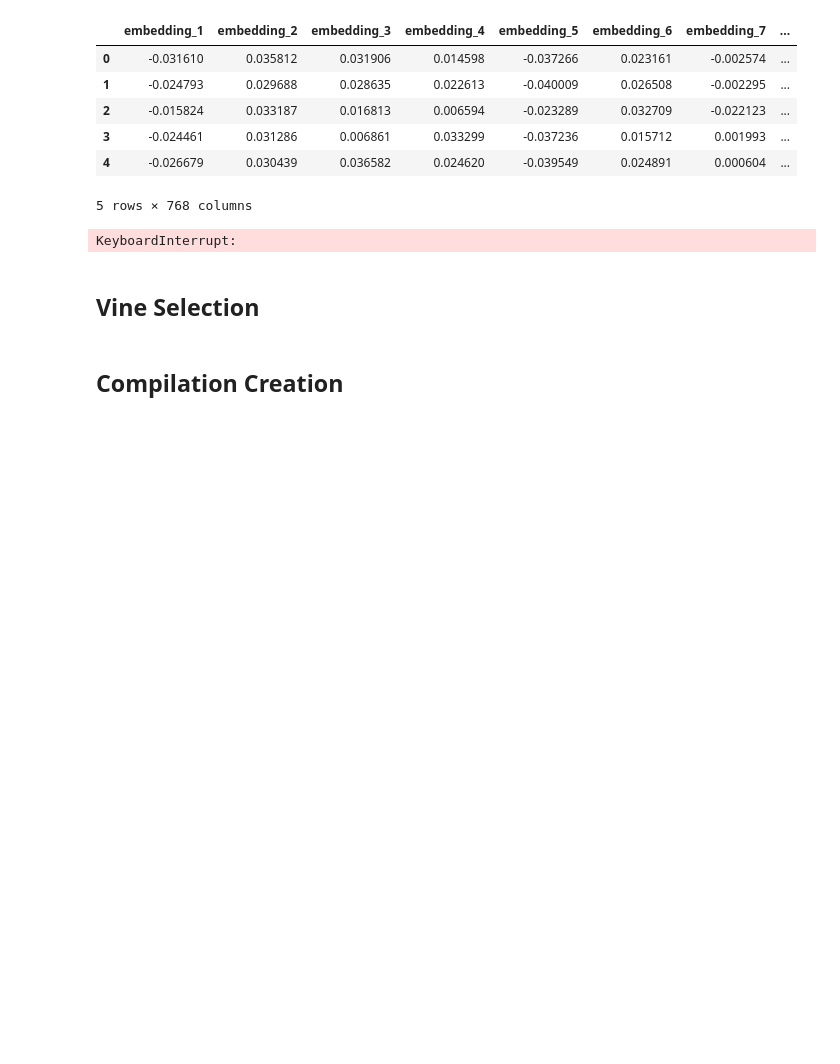
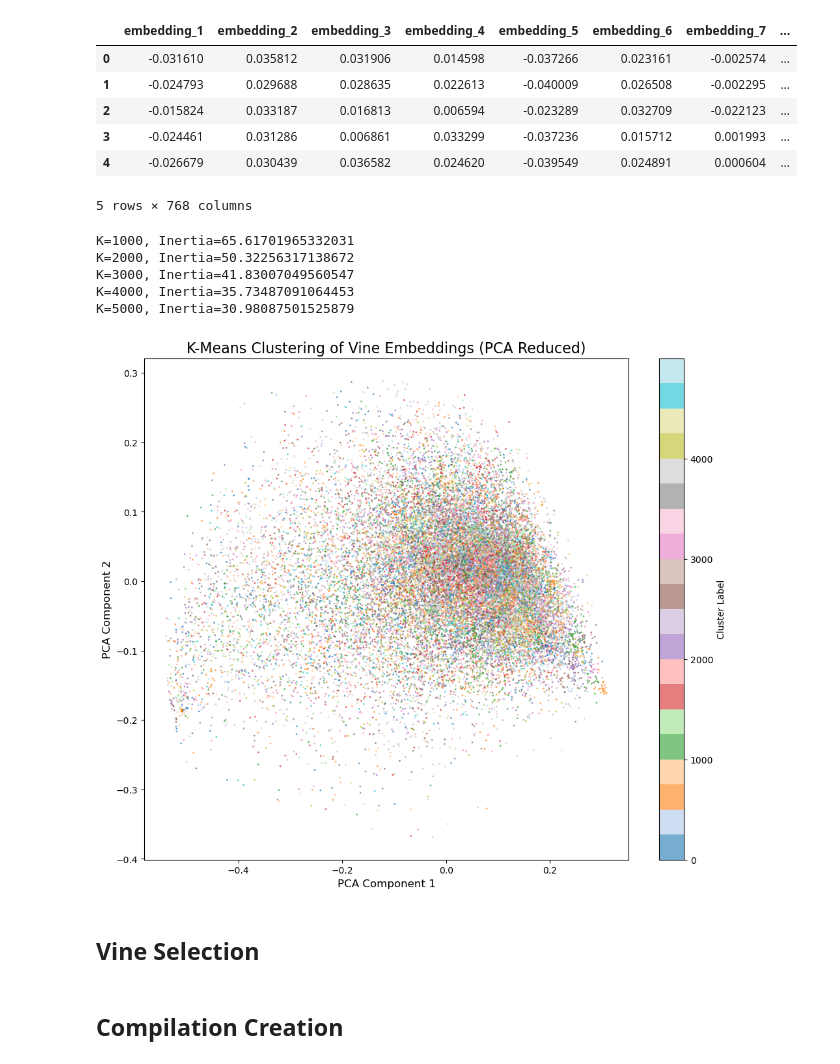
Before and after one commit to hecarney/m7_p3_perfect_vine_compilation, a Jupyter notebook: m7_p3_g7_vine_compilation.ipynb, the cells around one changed output. Drawn from its saved outputs; the diff is of its cells as text; code cells hidden in the pictures; blank space fills up the shorter version.

Commit message:
Adding initial clustering analysis

```diff
--- a/m7_p3_g7_vine_compilation.ipynb
+++ b/m7_p3_g7_vine_compilation.ipynb
@@ -158,7 +221,7 @@ def load_embeddings(jsonl_path):
 # %%
 #TODO Add data to repo for easy read in
 THUMBNAIL_BASE_DIR = Path('/Users/hayleygoldblatt/Documents/cosc545/m7_p3_perfect_vine_compilation/Data/thumbs')
-INPUT_JSONL_FILE = '/Users/hayleygoldblatt/Documents/cosc545/m7_p3_perfect_vine_compilation/Data/after_last_cleaning_all_embeddings.jsonl'
+INPUT_JSONL_FILE = '/Users/hayleygoldblatt/Documents/cosc545/m7_p3_perfect_vine_compilation/Data/vine_embeddings_plus.jsonl'
 N_CLUSTERS = 5000
 RANDOM_STATE = 41
 FIG_SIZE = (12, 10)
@@ -222,31 +275,33 @@ df_expanded.head()
 | 3 | -0.024461 | 0.031286 | 0.006861 | 0.033299 | -0.037236 | 0.015712 | 0.001993 | ... |
 | 4 | -0.026679 | 0.030439 | 0.036582 | 0.024620 | -0.039549 | 0.024891 | 0.000604 | ... |
 5 rows × 768 columns
-# %%
-#TODO Test K-Means to determine number of clusters (elbow plot)
-
-import matplotlib.pyplot as plt
-from sklearn.cluster import KMeans
-
-
-# 2. Calculate WCSS (Within-Cluster Sum of Squares) for different k values
-wcss = []
-k_values = range(1, 100)  # Test k from 1 to 10
-
-for k in k_values:
-    kmeans = KMeans(n_clusters=k, init='k-means++', max_iter=300, n_init=10, random_state=0)
-    kmeans.fit(df_expanded)
-    wcss.append(kmeans.inertia_) # inertia_ is the WCSS
-
-# 3. Plot the elbow curve
-plt.figure(figsize=(8, 6))
-plt.plot(k_values, wcss, marker='o', linestyle='--')
-plt.title('Elbow Plot for Optimal K')
-plt.xlabel('Number of Clusters (k)')
-plt.ylabel('Within-Cluster Sum of Squares (WCSS)')
-plt.grid(True)
-plt.show()
-# %% [output]
-KeyboardInterrupt:
+# %%
+#TODO perform K-Means with multiple k values to find optimal number of clusters and plot inertia values
+inertia_values = []
+k_values = range(1000, 10001, 1000)
+for k in k_values:
+    kmeans = KMeans(n_clusters=k, random_state=RANDOM_STATE)
+    kmeans.fit(df_expanded)
+    inertia_values.append(kmeans.inertia_)
+    print(f"K={k}, Inertia={kmeans.inertia_}")
+
+# Plot the inertia values to visualize the elbow
+plt.figure(figsize=(10, 6))
+plt.plot(k_values, inertia_values, marker='o')
+plt.title('K-Means Inertia vs. Number of Clusters')
+plt.xlabel('Number of Clusters (K)')
+plt.ylabel('Inertia')
+plt.xticks(k_values)
+plt.grid()
+plt.show()
+# %% [output]
+K=1000, Inertia=65.61701965332031
+K=2000, Inertia=50.32256317138672
+K=3000, Inertia=41.83007049560547
+K=4000, Inertia=35.73487091064453
+K=5000, Inertia=30.98087501525879
 # %%
 #TODO perform K-Means with optimal number of clusters
+kmeans = KMeans(n_clusters=N_CLUSTERS, random_state=RANDOM_STATE)
+kmeans.fit(df_expanded)
+cluster_labels = kmeans.labels_
@@ -255,2 +308,16 @@ KeyboardInterrupt:
 # %%
 #TODO Visualize K-Means clusters with t-SNE
+pca = PCA(n_components=2, random_state=RANDOM_STATE)
+reduced_data = pca.fit_transform(df_expanded)
+df_reduced = pd.DataFrame(reduced_data, columns=['PCA1', 'PCA2'])
+df_reduced['cluster'] = cluster_labels
+df_reduced.head()
+plt.figure(figsize=FIG_SIZE)
+scatter = plt.scatter(df_reduced['PCA1'], df_reduced['PCA2'], c=df_reduced['cluster'], s=DOT_SIZE, cmap='tab20', alpha=0.6)
+plt.title('K-Means Clustering of Vine Embeddings (PCA Reduced)', fontsize=16)
+plt.xlabel('PCA Component 1', fontsize=12)
+plt.ylabel('PCA Component 2', fontsize=12)
+plt.colorbar(scatter, label='Cluster Label')
+plt.show()
+# %% [output]
+[figure, added]
```
Also changed, not shown: parts of 7 cells of this notebook.
